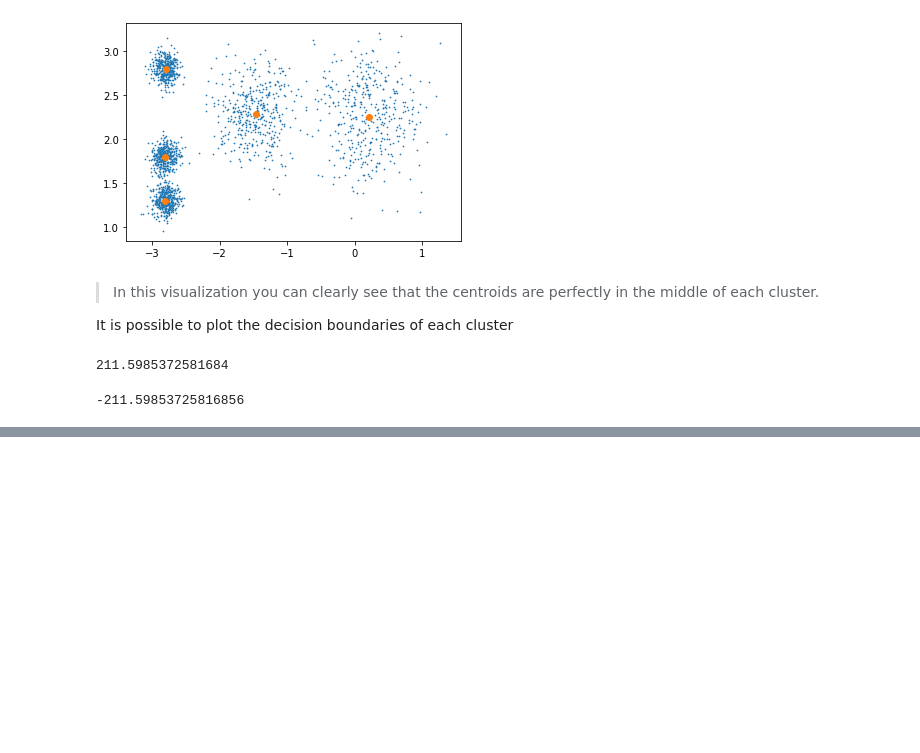
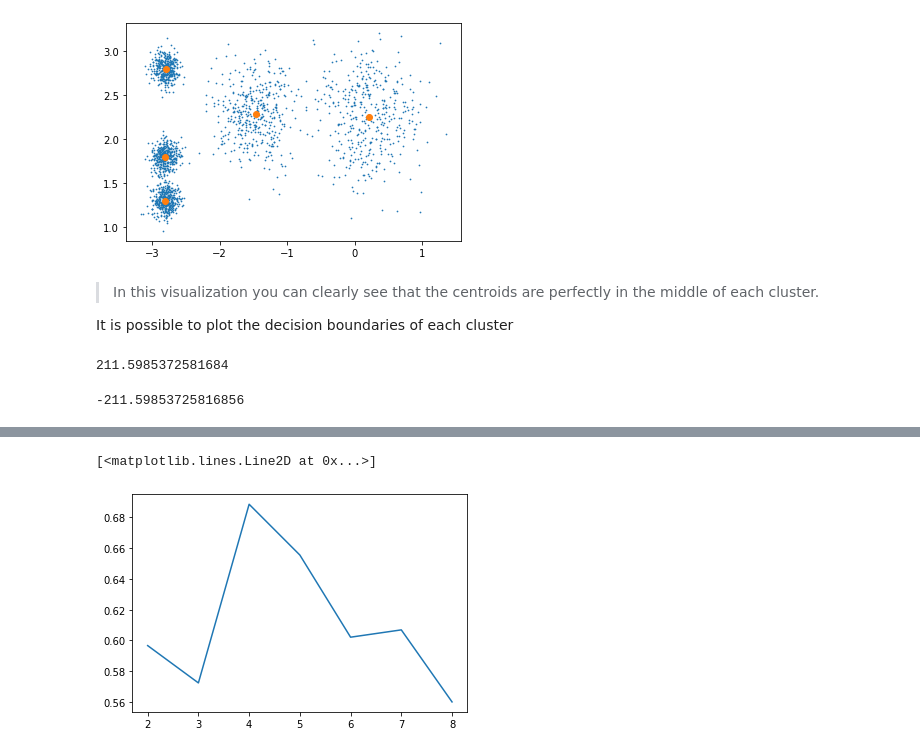
Before and after one commit to Markinger7/ML-Cookbook, a Jupyter notebook: Unsupervised_Learning/Clustering.ipynb, the cells around one changed output, grey strips where cells are left out. Saved outputs shown, nothing was run; the diff lists cells and outputs as text; code cells hidden in the pictures; blank space fills up the shorter version.

```diff
--- a/Unsupervised_Learning/Clustering.ipynb
+++ b/Unsupervised_Learning/Clustering.ipynb
@@ -161,0 +210,11 @@ kmeans.score(X)
+# %%
+# List Comprehension from hands one machine learning
+# creats a list with all the models from 1 to 8 as the k
+kmeans_per_k = [KMeans(n_clusters=k, random_state=42).fit(X) for k in range(1,9,1)]
+# %%
+silhouette_scores = [silhouette_score(X, model.labels_) for model in kmeans_per_k[1:]]
+# %%
+plt.plot(range(2,9,1), silhouette_scores)
+# %% [output]
+[<matplotlib.lines.Line2D at 0x...>]
+[figure, added]
```
Also changed, not shown: parts of 45 cells of this notebook.
